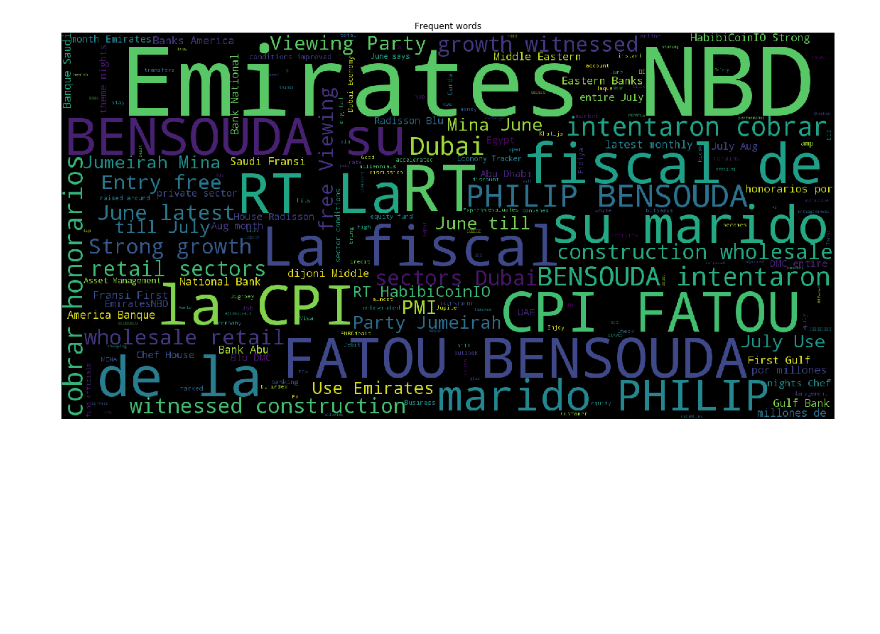
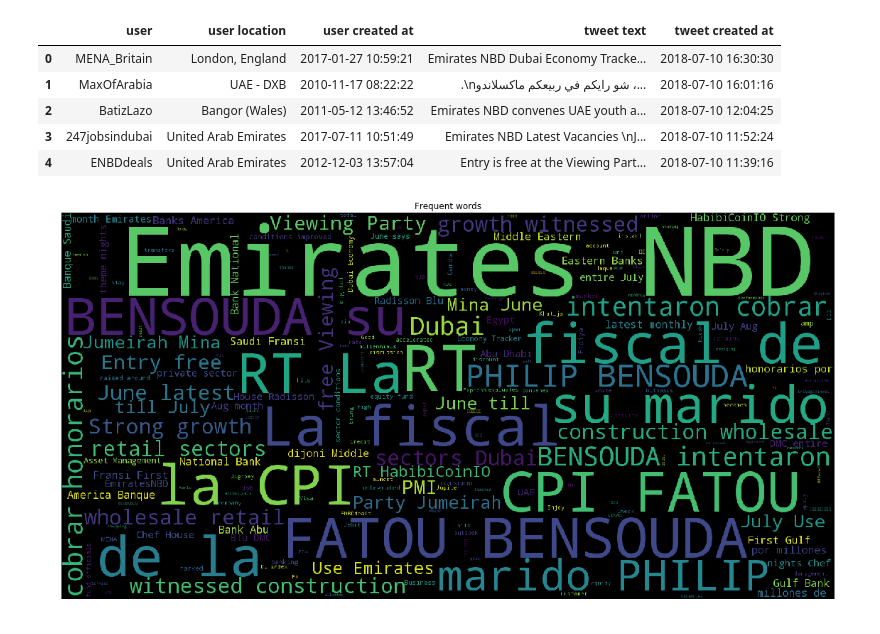
Before and after one commit to romiebanerjee/Social-Analytics, a Jupyter notebook: twitter_analytics.ipynb, the cells around one changed output. Drawn from its saved outputs; the diff is of its cells as text; code cells hidden in the pictures; blank space fills up the shorter version.

```diff
--- a/twitter_analytics.ipynb
+++ b/twitter_analytics.ipynb
@@ -36,6 +31,15 @@ with open("tweetsDB.csv", "wt") as fout:
 #read csv into dataframe
 df = pd.read_csv('tweetsDB.csv')
 df = df.fillna("")
+# %%
+df.head()
+# %% [output]
+|  | user | user location | user created at | tweet text | tweet created at |
+| 0 | MENA_Britain | London, England | 2017-01-27 10:59:21 | Emirates NBD Dubai Economy Tracke... | 2018-07-10 16:30:30 |
+| 1 | MaxOfArabia | UAE - DXB | 2010-11-17 08:22:22 | .\nشو رايكم في ربيعكم ماكسلاندو ،... | 2018-07-10 16:01:16 |
+| 2 | BatizLazo | Bangor (Wales) | 2011-05-12 13:46:52 | Emirates NBD convenes UAE youth a... | 2018-07-10 12:04:25 |
+| 3 | 247jobsindubai | United Arab Emirates | 2017-07-11 10:51:49 | Emirates NBD Latest Vacancies \nJ... | 2018-07-10 11:52:24 |
+| 4 | ENBDdeals | United Arab Emirates | 2012-12-03 13:57:04 | Entry is free at the Viewing Part... | 2018-07-10 11:39:16 |
 # %%
 # remove non alphabetical symbols
 def clean(text):
```
Also changed, not shown: parts of 1 cell of this notebook, 1 other file.
